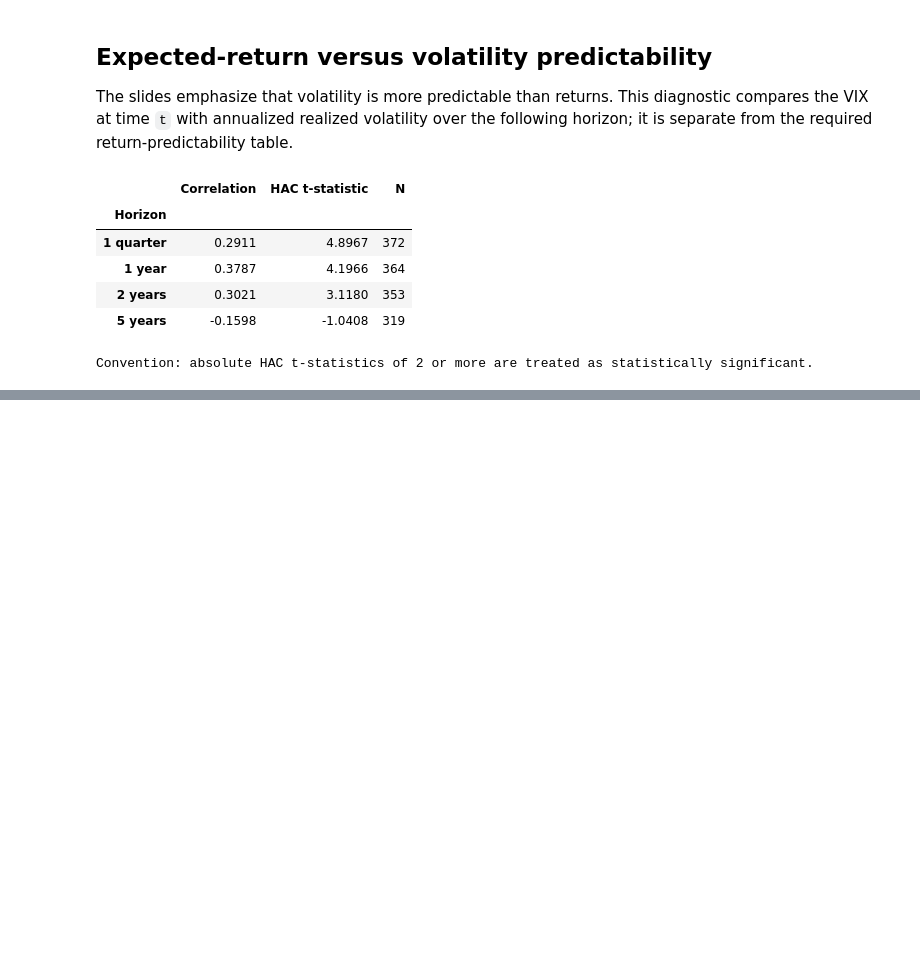
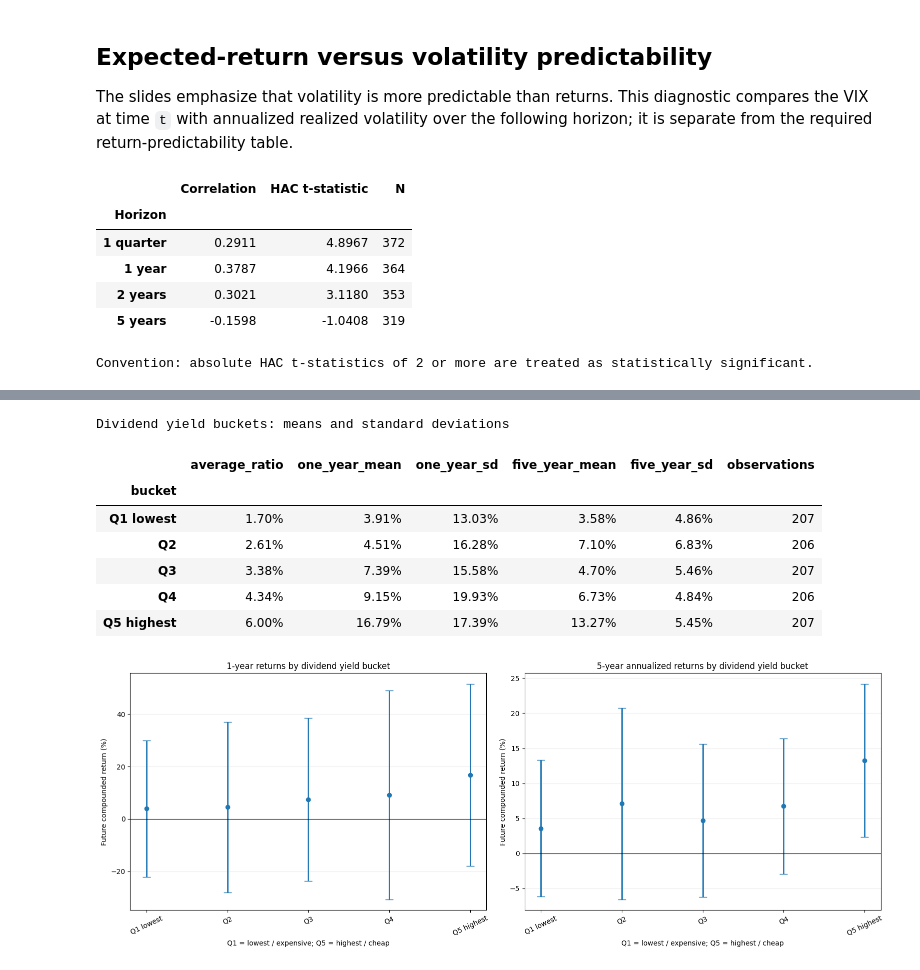
Before and after one commit to Chara1236/CFM301, a Jupyter notebook: Market Return Predictors/predictors.ipynb, the cells around one changed output, grey strips where cells are left out. Drawn from its saved outputs; the diff is of its cells as text; code cells hidden in the pictures; blank space fills up the shorter version.

Commit message:
update for buckets, GARCH and sensitivity

```diff
--- a/Market Return Predictors/predictors.ipynb
+++ b/Market Return Predictors/predictors.ipynb
@@ -104,7 +104,7 @@ Duplicate month-end observations removed: 0
 HORIZONS = {'1 quarter': 3, '1 year': 12, '2 years': 24, '5 years': 60}
 
 def future_compounded_return(monthly_returns, horizon):
-    return (1 + monthly_returns).rolling(horizon, min_periods=horizon).apply(np.prod, raw=True).shift(-horizon)
+    return (1 + monthly_returns).rolling(horizon, min_periods=horizon).apply(np.prod, raw=True).shift(-horizon) - 1
 
 def winsorize(series):
     lower, upper = series.quantile([0.01, 0.99])
@@ -215,0 +226,50 @@ Convention: absolute HAC t-statistics of 2 or more are treated as statistically
+# %%
+def bucket_analysis(ratio_name='Dividend yield'):
+    ratio = predictors[ratio_name]
+    bucket_data = pd.DataFrame({
+        'ratio': ratio,
+        'future_1_year': future_compounded_return(returns, 12),
+        'future_5_year': (1 + future_compounded_return(returns, 60)) ** (1 / 5) - 1,
+    }).dropna()
+    bucket_data['bucket'] = pd.qcut(bucket_data['ratio'], 5, labels=['Q1 lowest', 'Q2', 'Q3', 'Q4', 'Q5 highest'])
+    summary = bucket_data.groupby('bucket', observed=False).agg(
+        average_ratio=('ratio', 'mean'),
+        one_year_mean=('future_1_year', 'mean'), one_year_sd=('future_1_year', 'std'),
+        five_year_mean=('future_5_year', 'mean'), five_year_sd=('future_5_year', 'std'),
+        observations=('ratio', 'size'),
+    )
+    display(summary.style.format({
+        'average_ratio': '{:.2%}', 'one_year_mean': '{:.2%}', 'one_year_sd': '{:.2%}',
+        'five_year_mean': '{:.2%}', 'five_year_sd': '{:.2%}', 'observations': '{:.0f}'
+    }).set_caption(f'{ratio_name} buckets: means and standard deviations'))
+
+    labels = summary.index.astype(str)
+    fig, axes = plt.subplots(1, 2, figsize=(16, 6), sharey=False)
+    for ax, mean_col, sd_col, title in [
+        (axes[0], 'one_year_mean', 'one_year_sd', '1-year returns'),
+        (axes[1], 'five_year_mean', 'five_year_sd', '5-year annualized returns'),
+    ]:
+        mean = summary[mean_col] * 100
+        error = 2 * summary[sd_col] * 100
+        ax.errorbar(labels, mean, yerr=error, fmt='o', capsize=6, linewidth=2)
+        ax.axhline(0, color='black', linewidth=0.8)
+        ax.set_title(f'{title} by {ratio_name.lower()} bucket')
+        ax.set_ylabel('Future compounded return (%)')
+        ax.set_xlabel('Q1 = lowest / expensive; Q5 = highest / cheap')
+        ax.grid(axis='y', alpha=0.25)
+        ax.tick_params(axis='x', rotation=25)
+    fig.tight_layout()
+    plt.show()
+    return summary
+
+dividend_bucket_summary = bucket_analysis('Dividend yield')
+# %% [output]
+Dividend yield buckets: means and standard deviations
+|  | average_ratio | one_year_mean | one_year_sd | five_year_mean | five_year_sd | observations |
+| bucket |  |  |  |  |  |  |
+| Q1 lowest | 1.70% | 3.91% | 13.03% | 3.58% | 4.86% | 207 |
+| Q2 | 2.61% | 4.51% | 16.28% | 7.10% | 6.83% | 206 |
+| Q3 | 3.38% | 7.39% | 15.58% | 4.70% | 5.46% | 207 |
+| Q4 | 4.34% | 9.15% | 19.93% | 6.73% | 4.84% | 206 |
+| Q5 highest | 6.00% | 16.79% | 17.39% | 13.27% | 5.45% | 207 |
+[figure, added]
```
Also changed, not shown: parts of 6 cells of this notebook.
